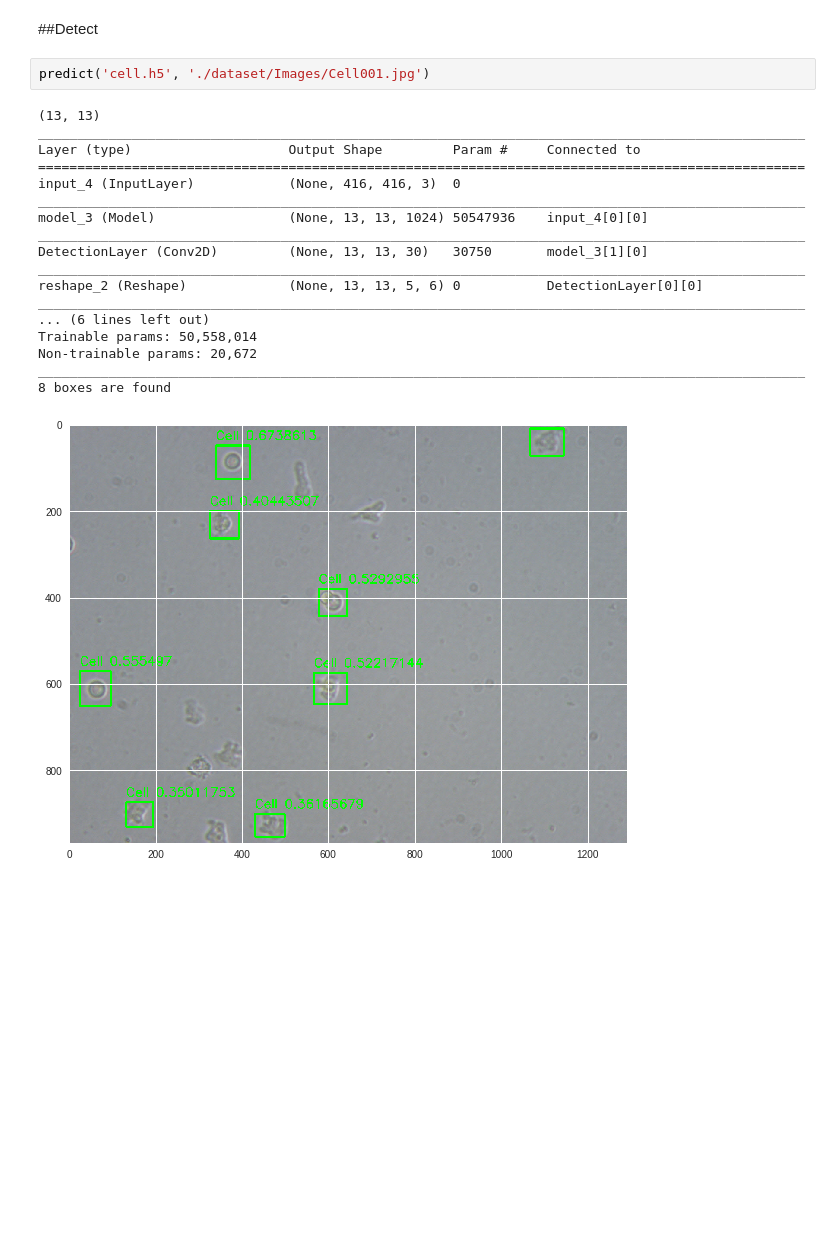
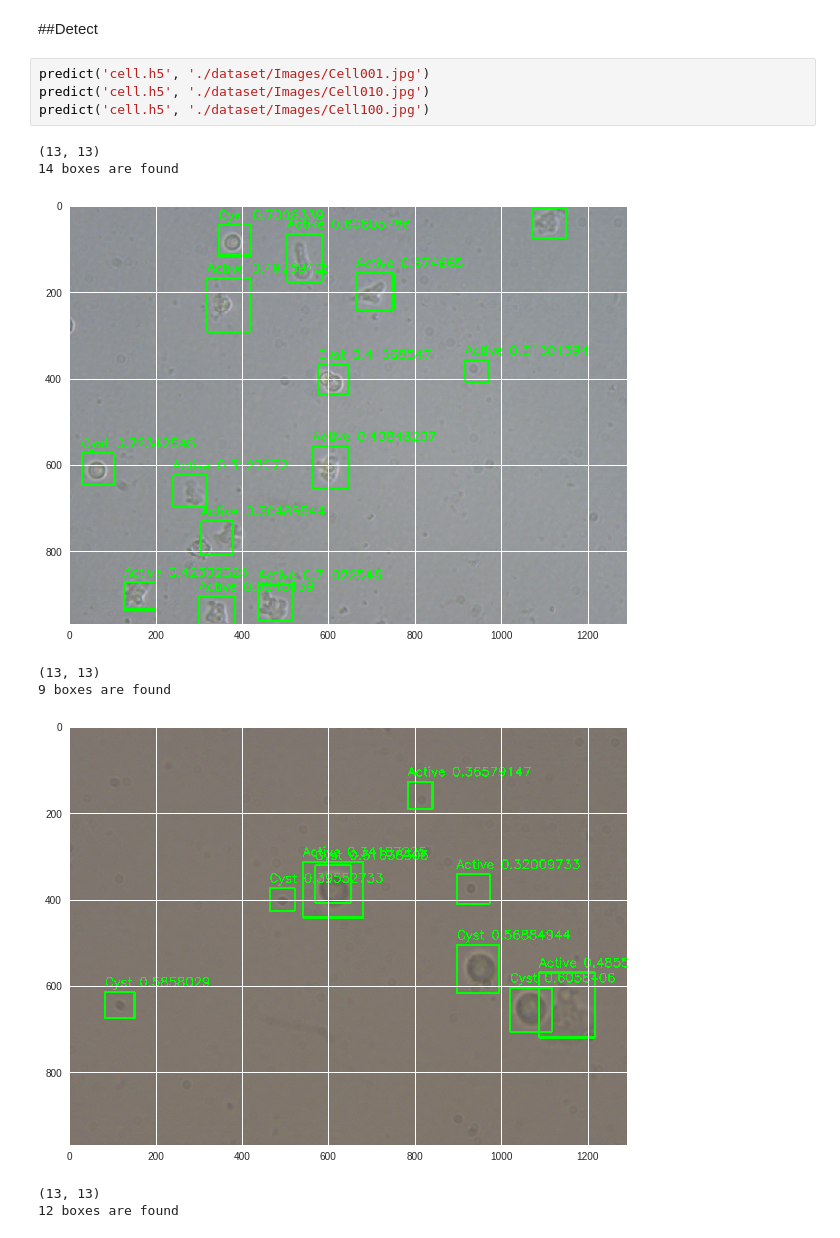
Before and after one commit to sarisabban/SinfNet, a Jupyter notebook: YOLOv2.ipynb, the cells around one changed output. Drawn from its saved outputs; the diff is of its cells as text; blank space fills up the shorter version.

```diff
--- a/YOLOv2.ipynb
+++ b/YOLOv2.ipynb
@@ -947,22 +951,14 @@ mAP: 0.7604
 ##Detect
 # %%
 predict('cell.h5', './dataset/Images/Cell001.jpg')
+predict('cell.h5', './dataset/Images/Cell010.jpg')
+predict('cell.h5', './dataset/Images/Cell100.jpg')
 # %% [output]
 (13, 13)
-__________________________________________________________________________________________________
-Layer (type)                    Output Shape         Param #     Connected to
-==================================================================================================
-input_4 (InputLayer)            (None, 416, 416, 3)  0
-__________________________________________________________________________________________________
-model_3 (Model)                 (None, 13, 13, 1024) 50547936    input_4[0][0]
-__________________________________________________________________________________________________
-DetectionLayer (Conv2D)         (None, 13, 13, 30)   30750       model_3[1][0]
-__________________________________________________________________________________________________
-reshape_2 (Reshape)             (None, 13, 13, 5, 6) 0           DetectionLayer[0][0]
-__________________________________________________________________________________________________
-... (6 lines left out)
-Trainable params: 50,558,014
-Non-trainable params: 20,672
-__________________________________________________________________________________________________
-8 boxes are found
+14 boxes are found
-[figure, old version]
+[figure, new version]
+(13, 13)
+9 boxes are found
+[figure, added]
+(13, 13)
+12 boxes are found
```
Also changed, not shown: parts of 2 cells of this notebook.
